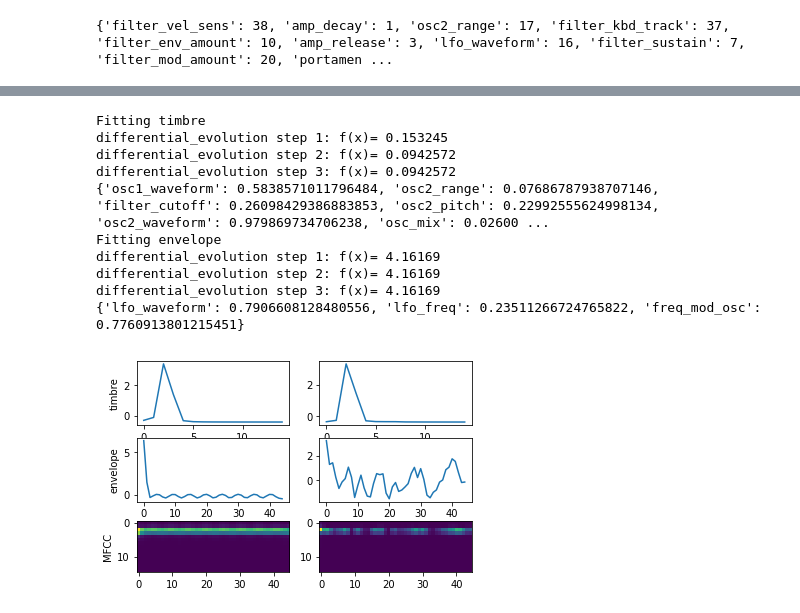
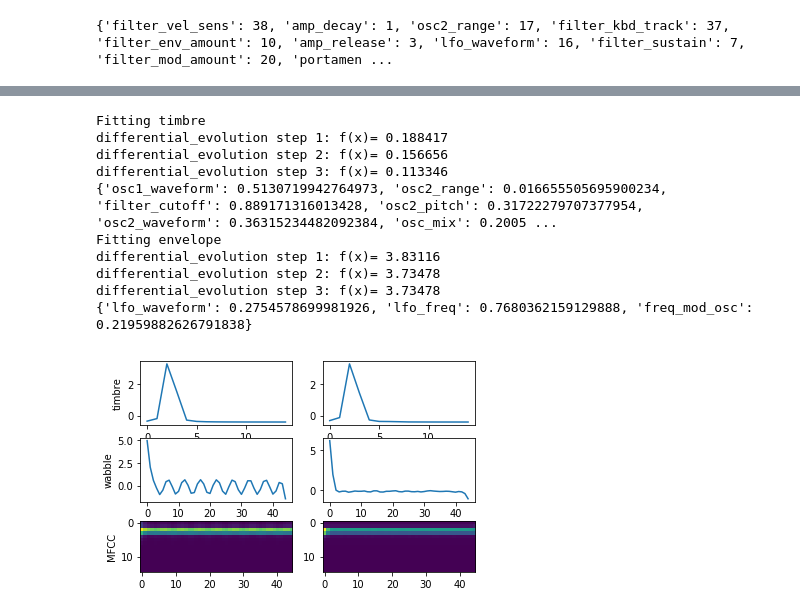
Before and after one commit to peterpeterp/anysynth, a Jupyter notebook: notebooks/amsynth-librosa-time.ipynb, the cells around one changed output, grey strips where cells are left out. Cells and saved outputs as stored; diff of their text form; code cells hidden in the pictures.

```diff
--- a/notebooks/amsynth-librosa-time.ipynb
+++ b/notebooks/amsynth-librosa-time.ipynb
@@ -108,6 +108,12 @@ def get_envelope(audio):
     time_evol = (time_evol - np.mean(time_evol)) / np.std(time_evol)
     return time_evol
 
+def get_wabble(audio):
+    S = librosa.feature.melspectrogram(y=np.array(audio), sr=sampleRate, n_mels=n_mfcc)
+    time_evol = S[np.argmax(S[:,3]),4:-4]
+    time_evol = (time_evol - np.mean(time_evol)) / np.std(time_evol)
+    return time_evol
+
 def get_full(audio):
     S = librosa.feature.melspectrogram(y=np.array(audio), sr=sampleRate, n_mels=n_mfcc)
     return S
@@ -119,7 +125,7 @@ searching_dict = {
                'iterations':3},
 #    2 : {'get_mode':'envelope','dynParams':['amp_attack','amp_decay'],
 #                 'iterations':3},
-    3 : {'name':'envelope', 'get_mode':get_envelope, 'dynParams':['lfo_waveform','lfo_freq','freq_mod_osc'],
+    3 : {'name':'wabble', 'get_mode':get_wabble, 'dynParams':['lfo_waveform','lfo_freq','freq_mod_osc'],
                  'iterations':3},
 }
 
@@ -162,32 +168,32 @@ for key,val in searching_dict.items():
     print(val['fitted'])
 # %% [output]
 Fitting timbre
-differential_evolution step 1: f(x)= 0.153245
-differential_evolution step 2: f(x)= 0.0942572
-differential_evolution step 3: f(x)= 0.0942572
-{'osc1_waveform': 0.5838571011796484, 'osc2_range': 0.07686787938707146, 'filter_cutoff': 0.26098429386883853, 'osc2_pitch': 0.22992555624998134, 'osc2_waveform': 0.979869734706238, 'osc_mix': 0.02600 ...
+differential_evolution step 1: f(x)= 0.188417
+differential_evolution step 2: f(x)= 0.156656
+differential_evolution step 3: f(x)= 0.113346
+{'osc1_waveform': 0.5130719942764973, 'osc2_range': 0.016655505695900234, 'filter_cutoff': 0.889171316013428, 'osc2_pitch': 0.31722279707377954, 'osc2_waveform': 0.36315234482092384, 'osc_mix': 0.2005 ...
 Fitting envelope
-differential_evolution step 1: f(x)= 4.16169
-differential_evolution step 2: f(x)= 4.16169
-differential_evolution step 3: f(x)= 4.16169
-{'lfo_waveform': 0.7906608128480556, 'lfo_freq': 0.23511266724765822, 'freq_mod_osc': 0.7760913801215451}
+differential_evolution step 1: f(x)= 3.83116
+differential_evolution step 2: f(x)= 3.73478
+differential_evolution step 3: f(x)= 3.73478
+{'lfo_waveform': 0.2754578699981926, 'lfo_freq': 0.7680362159129888, 'freq_mod_osc': 0.21959882626791838}
 # %%
 audio = wrapSynth(popt.x, getAudio=True)
 
 fig, axes = plt.subplots(nrows=3, ncols=2)
-for row,feature,key in zip(range(2), [get_mfccs,get_envelope], ['timbre','envelope']):
+for row,feature,key in zip(range(2), [get_mfccs,get_wabble], ['timbre','wabble']):
     axes[row,0].set_ylabel(key)
     axes[row,0].plot(feature(target))
     axes[row,1].plot(feature(audio))
 
 axes[2,0].set_ylabel('MFCC')
 axes[2,0].imshow(get_full(target))
 axes[2,1].imshow(get_full(audio))
 plt.show()
 
 Audio(audio, rate=sampleRate, autoplay=True)
 # %% [output]
-[figure, old version]
+[figure, new version]
 [interactive output not drawn]
 # %%
 Audio(target, rate=sampleRate, autoplay=True)
```
